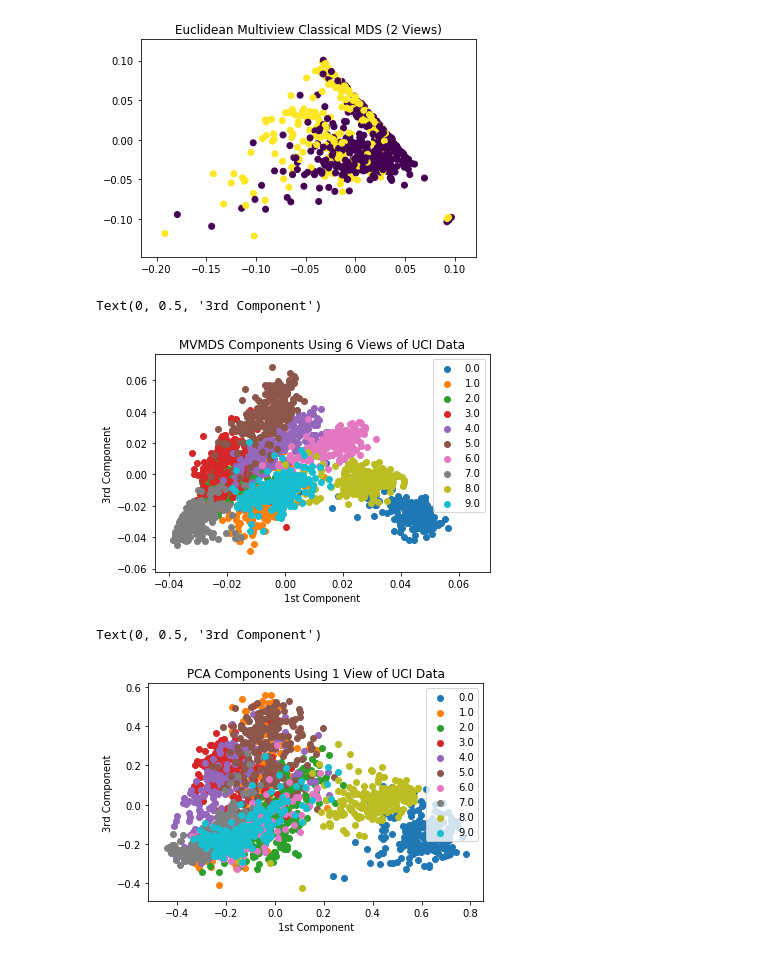
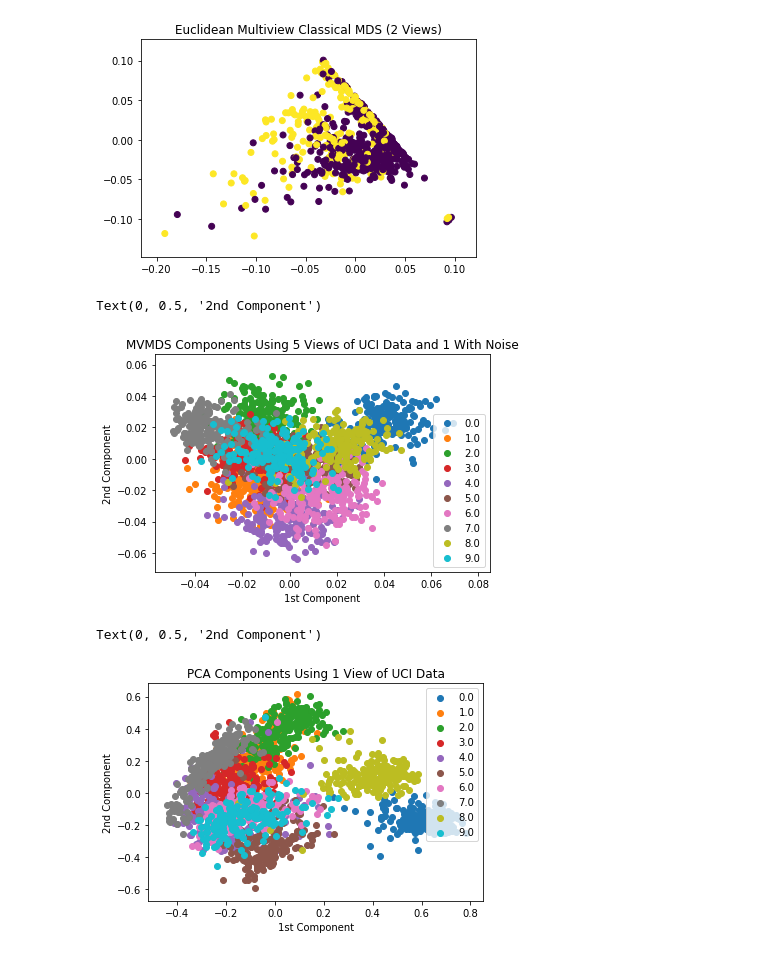
Before and after one commit to cameronfr/mvlearn, a Jupyter notebook: multiview/embed/MVMDS.ipynb, the cells around one changed output. Drawn from its saved outputs; the diff is of its cells as text; code cells hidden in the pictures.

```diff
--- a/multiview/embed/MVMDS.ipynb
+++ b/multiview/embed/MVMDS.ipynb
@@ -127,28 +123,34 @@ sys.path.append("..")
 from datasets.base import load_UCImultifeature
 
 data = load_UCImultifeature()
+# %%
+View2 = np.random.rand(Views[0].shape[0],Views[0].shape[1])
 # %%
 Views = data[0]
+View_test = [Views[0],Views[1],Views[2],Views[3],Views[4],View2]
+
 Classes = data[1]
 # %%
 j = Classical_MDS(6,Views,5)
+# %%
+k = Classical_MDS(6,View_test,6)
 # %%
 #fin = pd.DataFrame(j,columns=['C1','C2','C3'])
 #fin['Class'] = Classes
 # %%
 import matplotlib.pyplot as plt
 
 fig,ax = plt.subplots()
 for g in np.unique(Classes):
     ix = np.where(Classes == g)
-    ax.scatter(j[:,0][ix],j[:,2][ix],label = g)
+    ax.scatter(k[:,0][ix],k[:,1][ix],label = g)
 ax.legend()
-plt.title('MVMDS Components Using 6 Views of UCI Data')
+plt.title('MVMDS Components Using 5 Views of UCI Data and 1 With Noise')
 plt.xlabel('1st Component')
-plt.ylabel('3rd Component')
+plt.ylabel('2nd Component')
 # %% [output]
-Text(0, 0.5, '3rd Component')
+Text(0, 0.5, '2nd Component')
-[figure, old version]
+[figure, new version]
 # %%
 from sklearn.decomposition import PCA
 
@@ -161,11 +163,11 @@ urp = pca.fit_transform(stuff)
 fig,ax = plt.subplots()
 for g in np.unique(Classes):
     ix = np.where(Classes == g)
-    ax.scatter(urp[:,0][ix],urp[:,2][ix],label = g)
+    ax.scatter(urp[:,0][ix],urp[:,1][ix],label = g)
 ax.legend()
 plt.title('PCA Components Using 1 View of UCI Data')
 plt.xlabel('1st Component')
-plt.ylabel('3rd Component')
+plt.ylabel('2nd Component')
 # %% [output]
-Text(0, 0.5, '3rd Component')
+Text(0, 0.5, '2nd Component')
-[figure, old version]
+[figure, new version]
```
Also changed, not shown: parts of 1 cell of this notebook.
